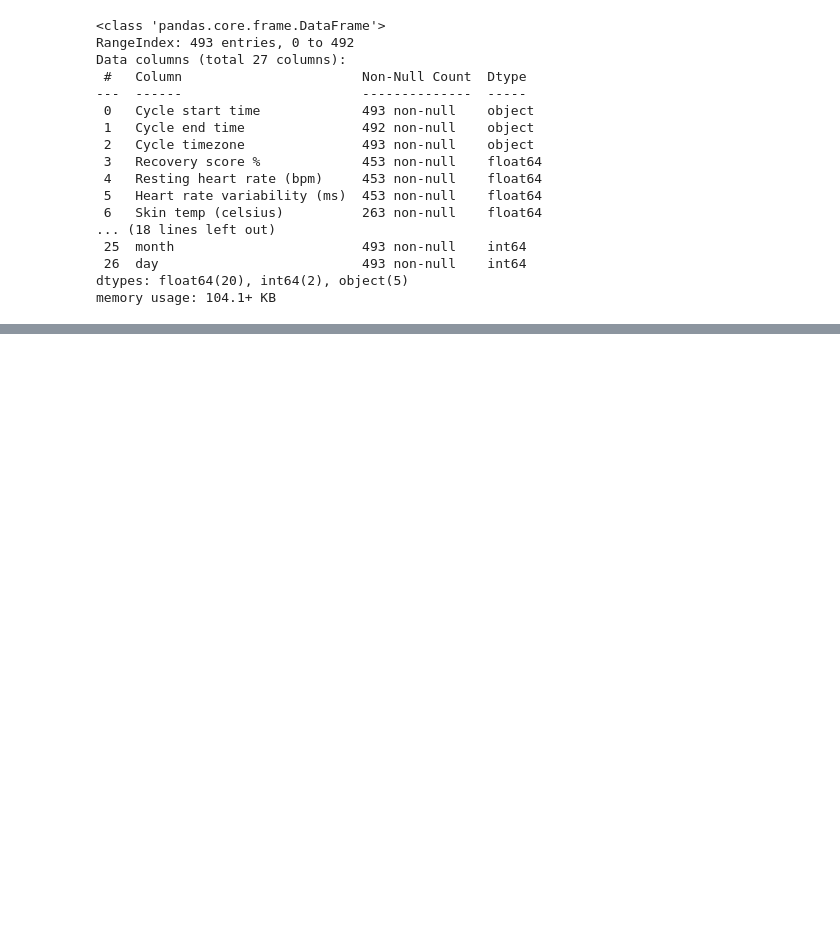
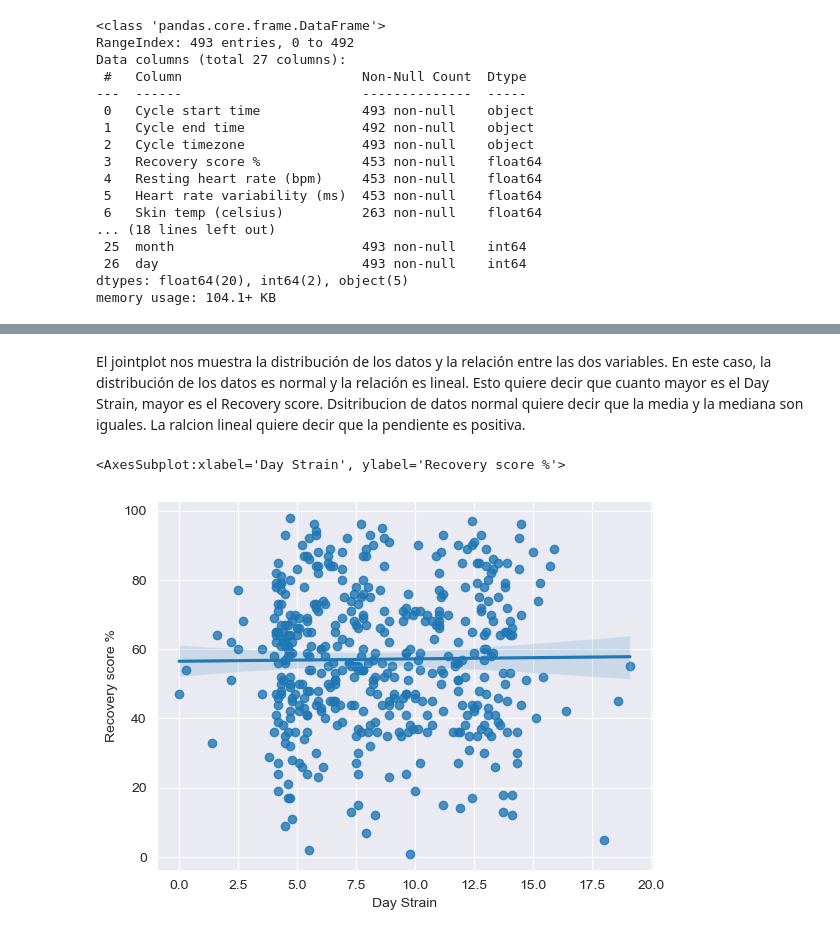
Before and after one commit to infantesromeroadrian/IRON-AIR-WHOOP, a Jupyter notebook: Iron_AIR.ipynb, the cells around one changed output, grey strips where cells are left out. Saved outputs shown, nothing was run; the diff lists cells and outputs as text; code cells hidden in the pictures; blank space fills up the shorter version.

```diff
--- a/Iron_AIR.ipynb
+++ b/Iron_AIR.ipynb
@@ -423,0 +443,11 @@ sns.lineplot(x='month', y='Deep (SWS) duration (min)', data=physiological_cycles
+# %% [markdown]
+El jointplot nos muestra la distribución de los datos y la relación entre las dos variables.
+En este caso, la distribución de los datos es normal y la relación es lineal.
+Esto quiere decir que cuanto mayor es el Day Strain, mayor es el Recovery score.
+Dsitribucion de datos normal quiere decir que la media y la mediana son iguales.
+La ralcion lineal quiere decir que la pendiente es positiva.
+# %%
+sns.regplot(x='Day Strain', y='Recovery score %', data=physiological_cycles)
+# %% [output]
+<AxesSubplot:xlabel='Day Strain', ylabel='Recovery score %'>
+[figure, added]
```
Also changed, not shown: parts of 13 cells of this notebook, 1 other file.
